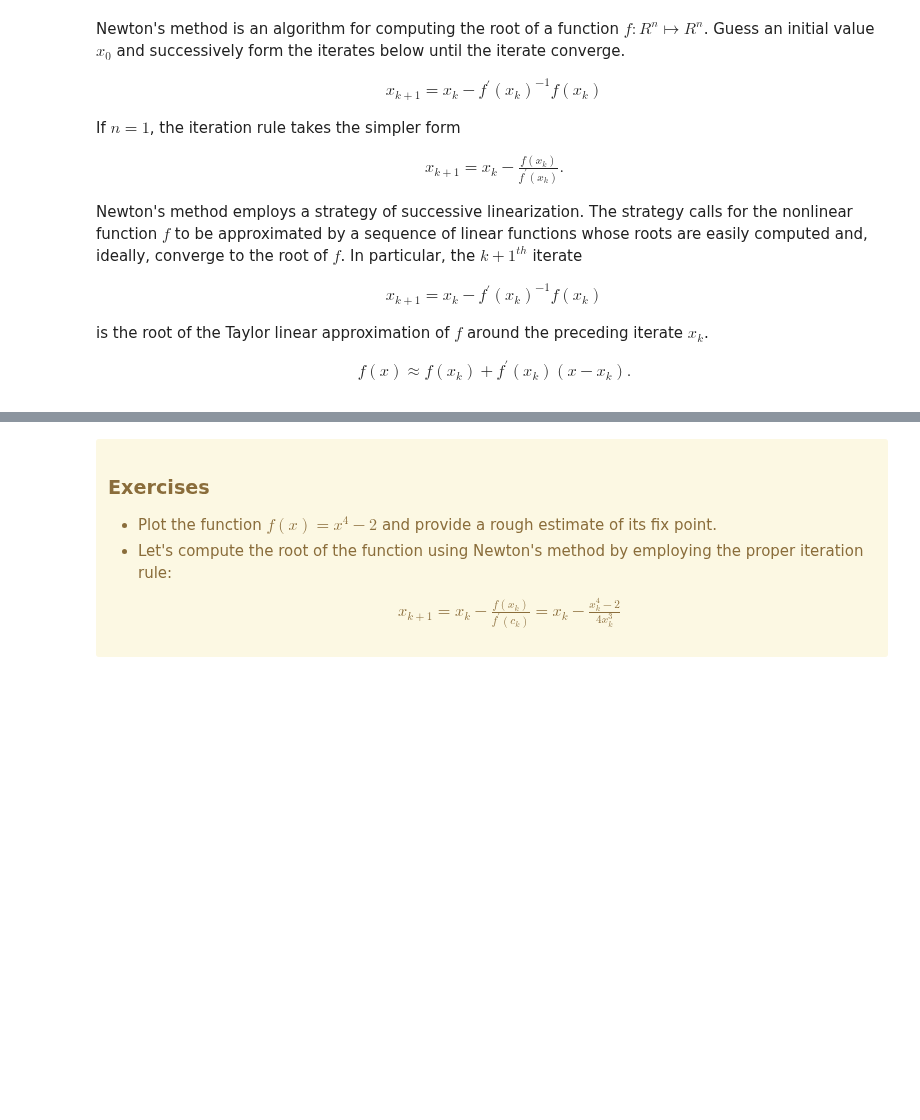
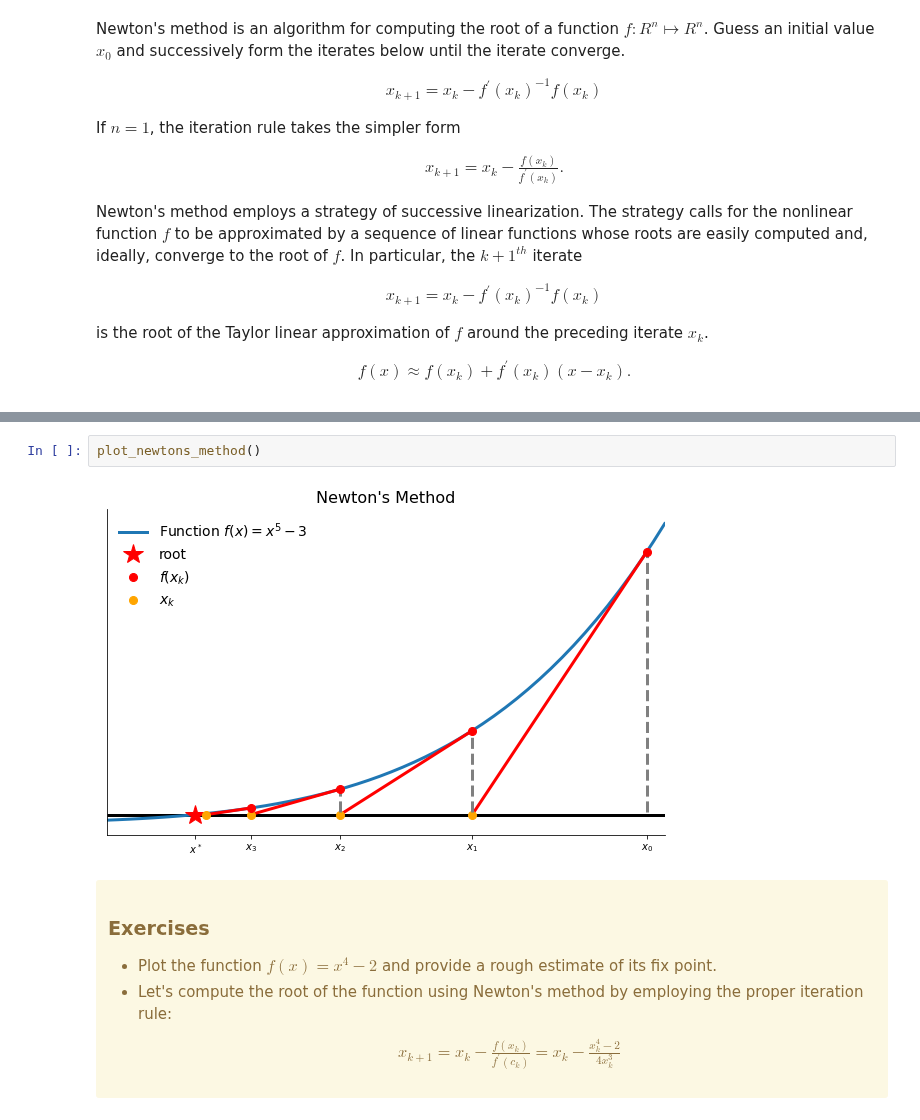
Before and after one commit to OpenSourceEconomics/ose-course-scientific-computing, a Jupyter notebook: lectures/nonlinear_equations/notebook.ipynb, the cells around one changed output, grey strips where cells are left out. Saved outputs shown, nothing was run; the diff lists cells and outputs as text; blank space fills up the shorter version.

Commit message:
Update plots in nonlinear equations lecture  (#23)
Co-authored-by: Carolina Alvarez <74024000+carolinalvarez@users.noreply.github.com>

```diff
--- a/lectures/nonlinear_equations/notebook.ipynb
+++ b/lectures/nonlinear_equations/notebook.ipynb
@@ -259,3 +260,7 @@ $$
+# %%
+plot_newtons_method()
+# %% [output]
+[figure, added]
 # %% [markdown]
  <div class="alert alert-warning">
     <h3>Exercises</h3>
```
Also changed, not shown: parts of 14 cells of this notebook, 2 other files.
